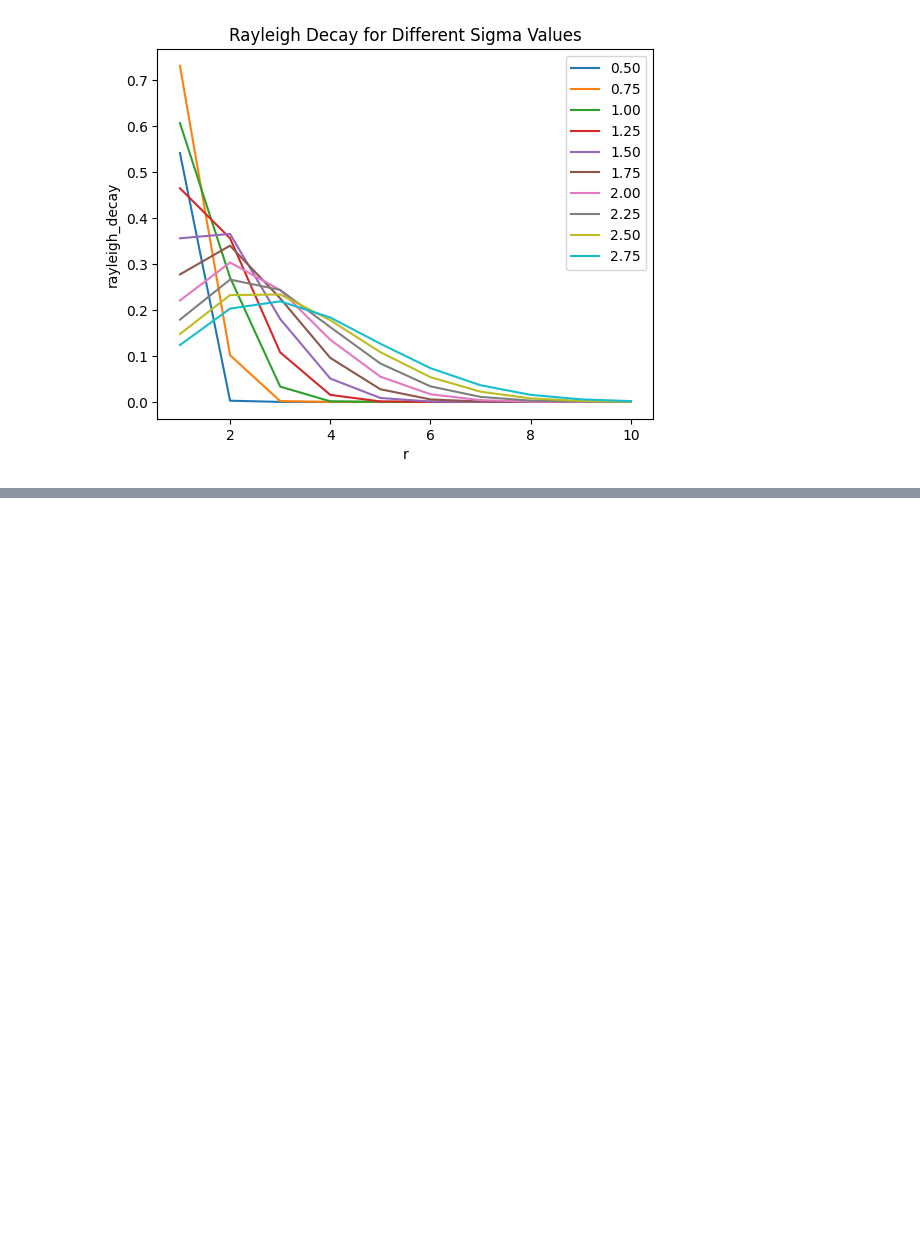
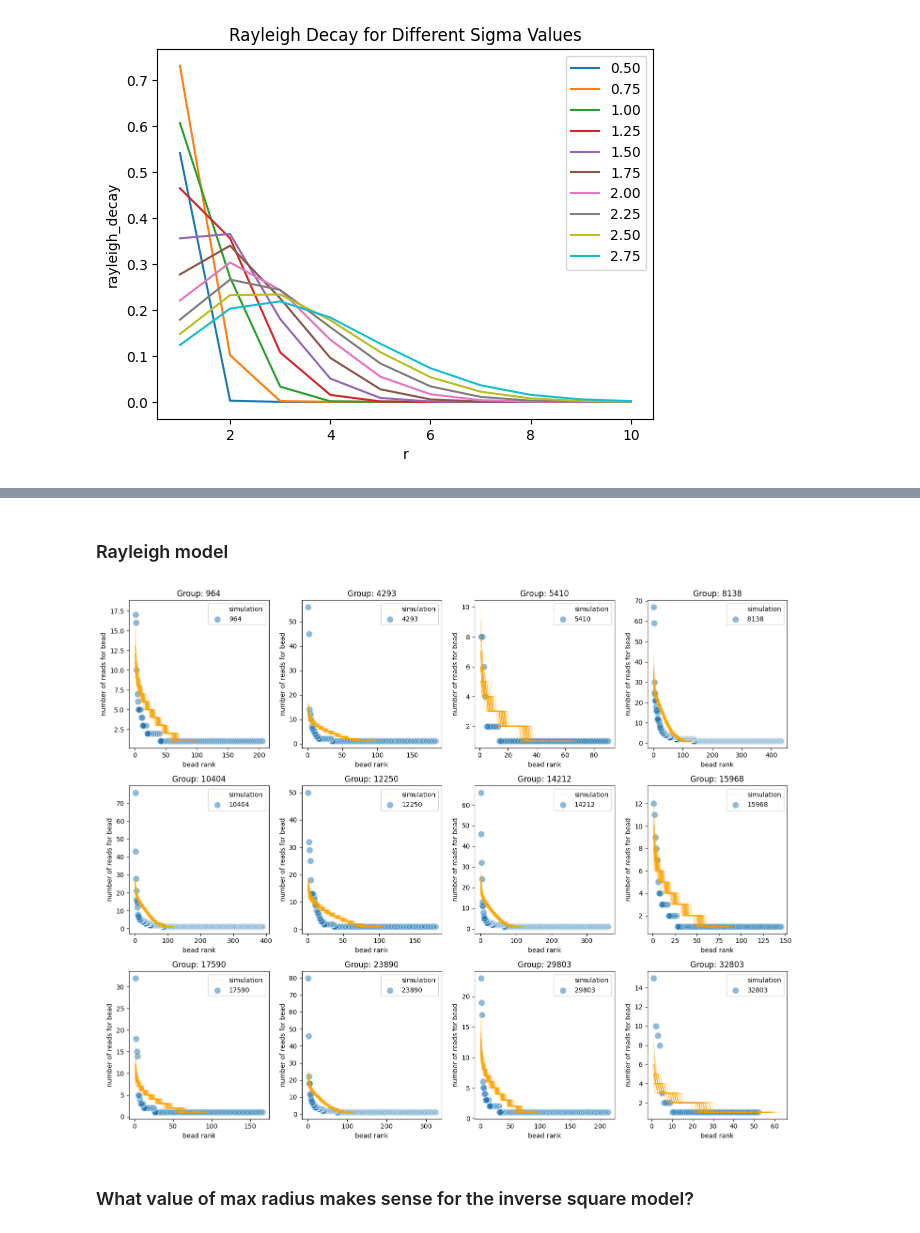
Before and after one commit to matsengrp/sci-space-v2, a Jupyter notebook: notebooks/model-occupancy.ipynb, the cells around one changed output, grey strips where cells are left out. Cells and saved outputs as stored; diff of their text form; code cells hidden in the pictures; blank space fills up the shorter version.

```diff
--- a/notebooks/model-occupancy.ipynb
+++ b/notebooks/model-occupancy.ipynb
@@ -200,0 +308,8 @@ The inverse square looks a lot more similar to me.
+# %% [markdown]
+### Rayleigh model
+# %%
+compare_sim_to_data(lambda x: simulate_diffusion(decay_fn_rayleigh, our_max_radius, x), twelve_df)
+# %% [output]
+[figure, added]
+# %% [markdown]
+### What value of max radius makes sense for the inverse square model?
```
Also changed, not shown: parts of 18 cells of this notebook, 2 other files.
